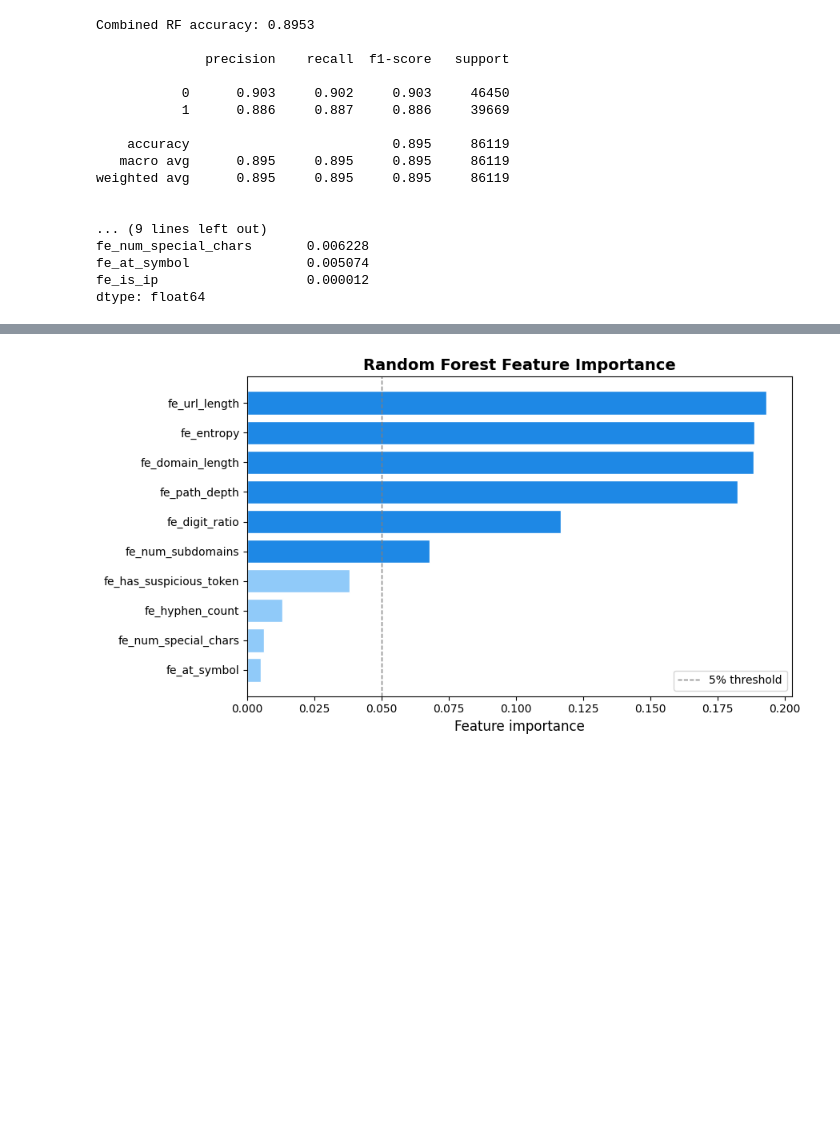
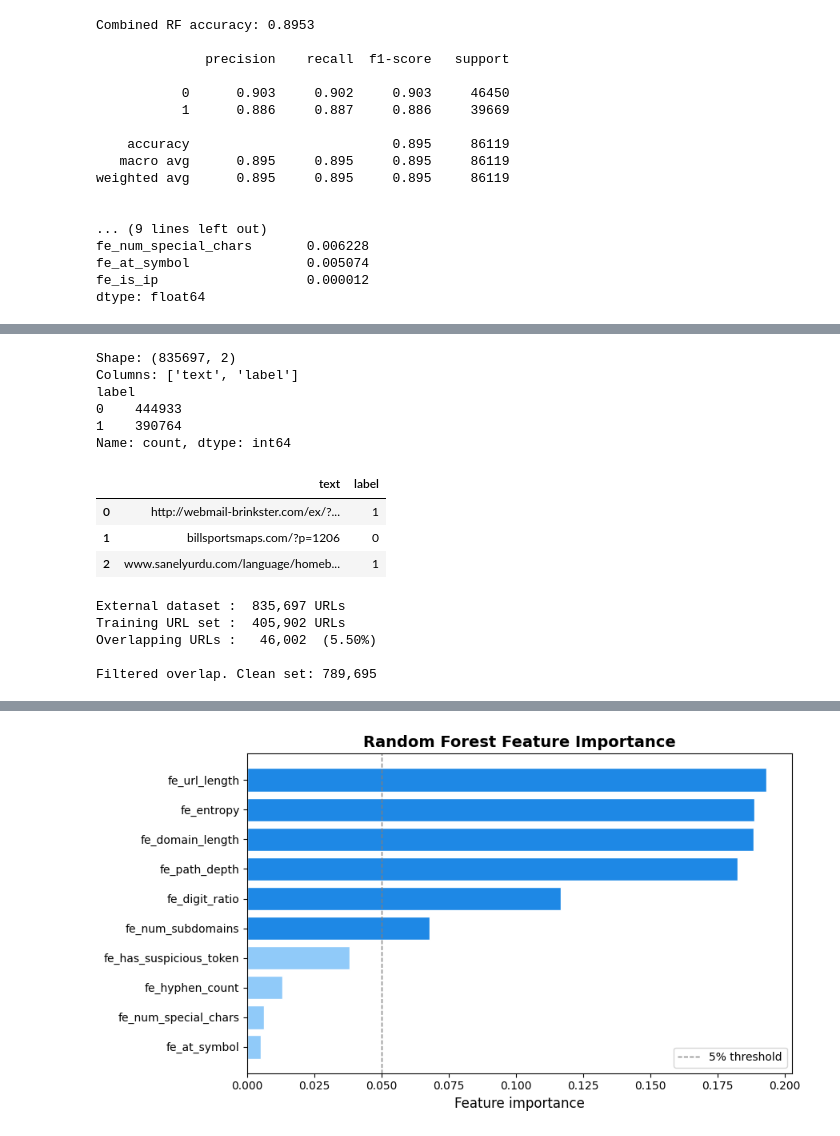
Before and after one commit to haixi01/malicious-url-detector, a Jupyter notebook: malicious_url_detector.ipynb, the cells around one changed output, grey strips where cells are left out. Cells and saved outputs as stored; diff of their text form; code cells hidden in the pictures; blank space fills up the shorter version.

```diff
--- a/malicious_url_detector.ipynb
+++ b/malicious_url_detector.ipynb
@@ -226,0 +247,46 @@ Saved to `models/rf_model.pkl` — matches the `MODEL_PATH` in `app.py`.
+# %%
+# Load the URL subset.
+JSON_PATH = "hf_phishing_dataset/urls.json"
+try:
+    df_ext = pd.read_json(JSON_PATH)
+except ValueError:
+    df_ext = pd.read_json(JSON_PATH, lines=True)
+
+print("Shape:", df_ext.shape)
+print("Columns:", df_ext.columns.tolist())
+print(df_ext["label"].value_counts())
+df_ext.head(3)
+# %% [output]
+Shape: (835697, 2)
+Columns: ['text', 'label']
+label
+0    444933
+1    390764
+Name: count, dtype: int64
+|  | text | label |
+| 0 | http://webmail-brinkster.com/ex/?... | 1 |
+| 1 | billsportsmaps.com/?p=1206 | 0 |
+| 2 | www.sanelyurdu.com/language/homeb... | 1 |
+# %%
+# Overlap check — ealvaradob was compiled from public sources, may overlap with our training data.
+train_urls = set(df_rw["url"]).union(set(df_phi["URL"]))
+overlap_mask = df_ext["text"].isin(train_urls)
+overlap_count = int(overlap_mask.sum())
+pct = overlap_count / len(df_ext) * 100
+
+print(f"External dataset : {len(df_ext):>8,} URLs")
+print(f"Training URL set : {len(train_urls):>8,} URLs")
+print(f"Overlapping URLs : {overlap_count:>8,}  ({pct:.2f}%)")
+
+if pct > 5:
+    df_ext_clean = df_ext[~overlap_mask].reset_index(drop=True)
+    print(f"\nFiltered overlap. Clean set: {len(df_ext_clean):,}")
+else:
+    df_ext_clean = df_ext
+    print("\nOverlap negligible — using full external set.")
+# %% [output]
+External dataset :  835,697 URLs
+Training URL set :  405,902 URLs
+Overlapping URLs :   46,002  (5.50%)
+
+Filtered overlap. Clean set: 789,695
```
Also changed, not shown: parts of 33 cells of this notebook, 2 other files.
